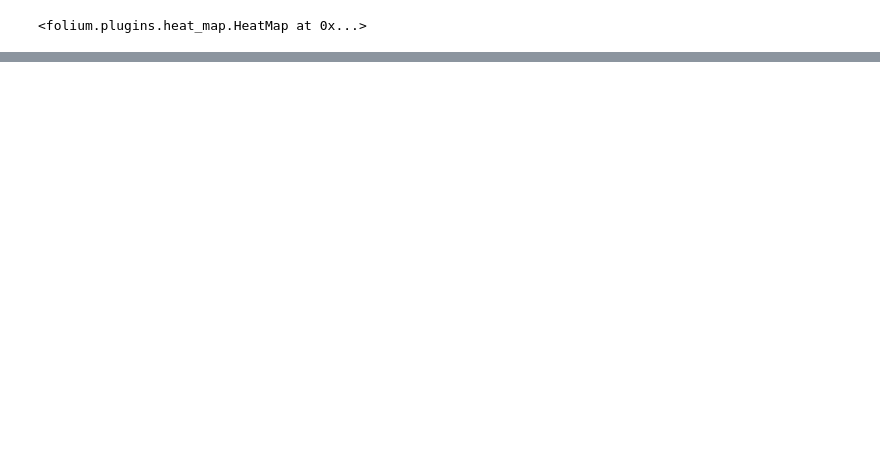
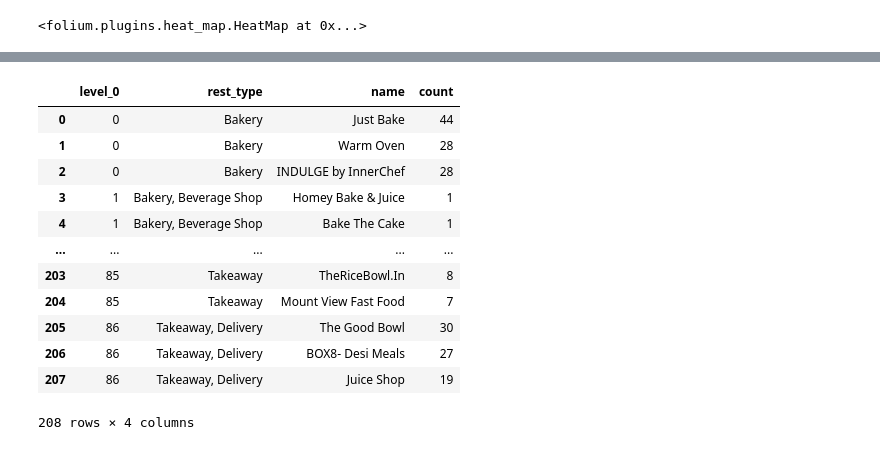
Before and after one commit to Data-Analysis-Projects-Udemy/Project-3-Geospatial-Analysis-Project, a Jupyter notebook: Zomato_EDA.ipynb, the cells around one changed output, grey strips where cells are left out. Drawn from its saved outputs; the diff is of its cells as text; code cells hidden in the pictures; blank space fills up the shorter version.

```diff
--- a/Zomato_EDA.ipynb
+++ b/Zomato_EDA.ipynb
@@ -826,3 +826,23 @@ HeatMap(Restaurant_locations[['lat','lon','count']].values.tolist(),zoom=20,radi
 basemap
 # %% [output]
 [interactive output not drawn]
+# %%
+df_1=df.groupby(['rest_type','name']).agg('count')
+datas=df_1.sort_values(['url'],ascending=False).groupby(['rest_type'],
+                as_index=False).apply(lambda x : x.sort_values(by="url",ascending=False).head(3))['url'].reset_index().rename(columns={'url':'count'})
+# %%
+datas
+# %% [output]
+|  | level_0 | rest_type | name | count |
+| 0 | 0 | Bakery | Just Bake | 44 |
+| 1 | 0 | Bakery | Warm Oven | 28 |
+| 2 | 0 | Bakery | INDULGE by InnerChef | 28 |
+| 3 | 1 | Bakery, Beverage Shop | Homey Bake & Juice | 1 |
+| 4 | 1 | Bakery, Beverage Shop | Bake The Cake | 1 |
+| ... | ... | ... | ... | ... |
+| 203 | 85 | Takeaway | TheRiceBowl.In | 8 |
+| 204 | 85 | Takeaway | Mount View Fast Food | 7 |
+| 205 | 86 | Takeaway, Delivery | The Good Bowl | 30 |
+| 206 | 86 | Takeaway, Delivery | BOX8- Desi Meals | 27 |
+| 207 | 86 | Takeaway, Delivery | Juice Shop | 19 |
+208 rows × 4 columns
```
Also changed, not shown: parts of 8 cells of this notebook, 3 other files.
